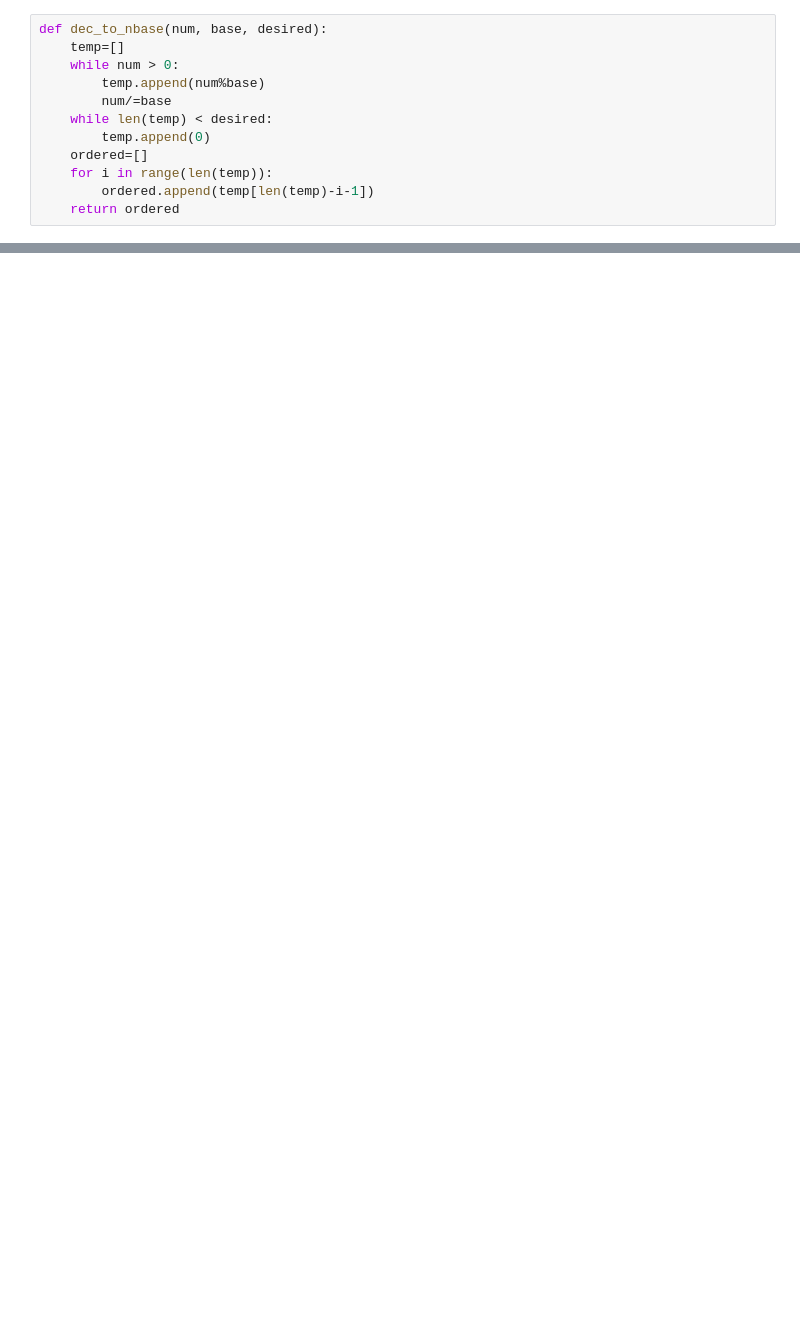
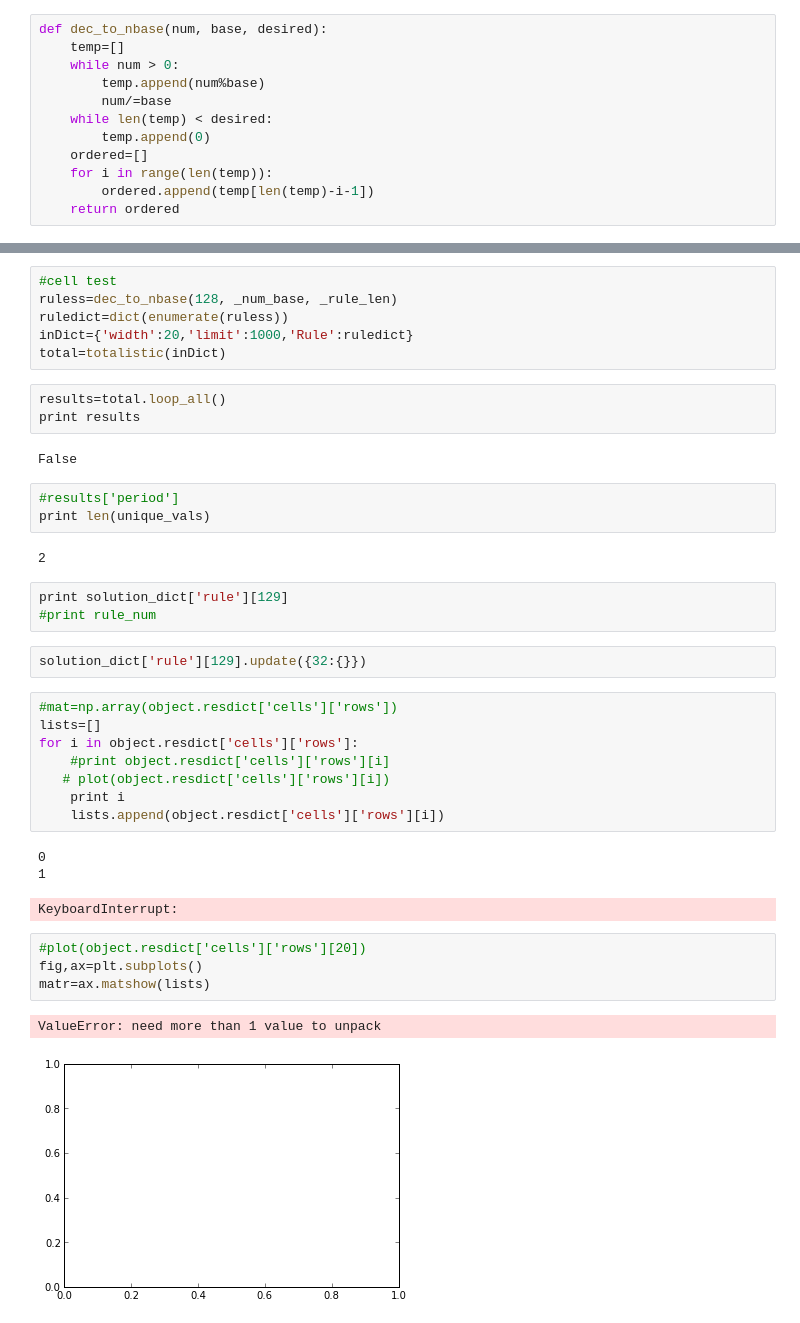
Before and after one commit to tolster710/setup, a Jupyter notebook: ipy/Cellular.ipynb, the cells around one changed output, grey strips where cells are left out. Cells and saved outputs as stored; diff of their text form; blank space fills up the shorter version.

Commit message:
added test map

```diff
--- a/ipy/Cellular.ipynb
+++ b/ipy/Cellular.ipynb
@@ -166,0 +241,40 @@ KeyError: 1298
+# %%
+#cell test
+ruless=dec_to_nbase(128, _num_base, _rule_len)
+ruledict=dict(enumerate(ruless))
+inDict={'width':20,'limit':1000,'Rule':ruledict}
+total=totalistic(inDict)
+# %%
+results=total.loop_all()
+print results
+# %% [output]
+False
+# %%
+#results['period']
+print len(unique_vals)
+# %% [output]
+2
+# %%
+print solution_dict['rule'][129]
+#print rule_num
+# %%
+solution_dict['rule'][129].update({32:{}})
+# %%
+#mat=np.array(object.resdict['cells']['rows'])
+lists=[]
+for i in object.resdict['cells']['rows']:
+    #print object.resdict['cells']['rows'][i]
+   # plot(object.resdict['cells']['rows'][i])
+    print i
+    lists.append(object.resdict['cells']['rows'][i])
+# %% [output]
+0
+1
+KeyboardInterrupt:
+# %%
+#plot(object.resdict['cells']['rows'][20])
+fig,ax=plt.subplots()
+matr=ax.matshow(lists)
+# %% [output]
+ValueError: need more than 1 value to unpack
+[figure, added]
```
Also changed, not shown: parts of 12 cells of this notebook, 2 other files.
